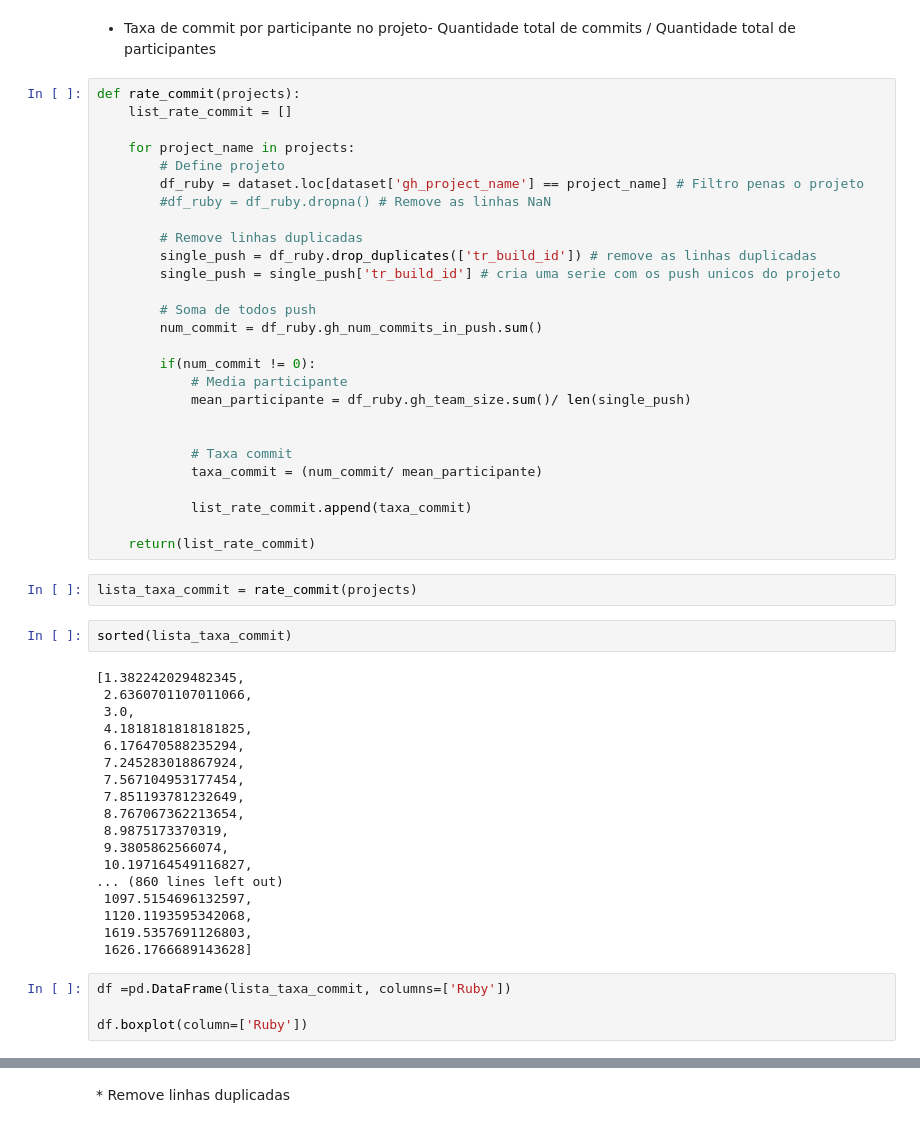
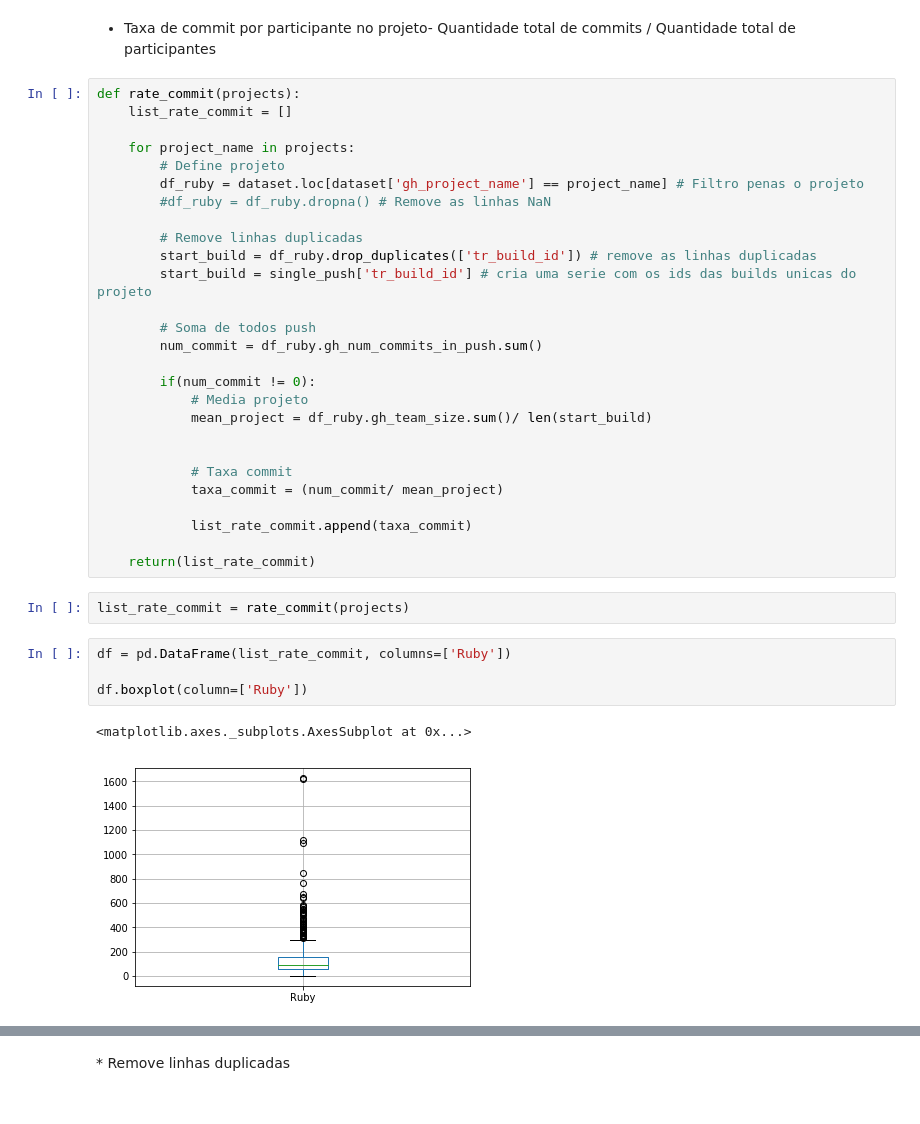
Before and after one commit to wagnernegrao/ci-analysis, a Jupyter notebook: ci_analysis.ipynb, the cells around one changed output, grey strips where cells are left out. Saved outputs shown, nothing was run; the diff lists cells and outputs as text.

```diff
--- a/ci_analysis.ipynb
+++ b/ci_analysis.ipynb
@@ -162,48 +177,31 @@ def rate_commit(projects):
         #df_ruby = df_ruby.dropna() # Remove as linhas NaN
 
         # Remove linhas duplicadas
-        single_push = df_ruby.drop_duplicates(['tr_build_id']) # remove as linhas duplicadas
-        single_push = single_push['tr_build_id'] # cria uma serie com os push unicos do projeto
+        start_build = df_ruby.drop_duplicates(['tr_build_id']) # remove as linhas duplicadas
+        start_build = single_push['tr_build_id'] # cria uma serie com os ids das builds unicas do projeto
 
         # Soma de todos push
         num_commit = df_ruby.gh_num_commits_in_push.sum()
 
         if(num_commit != 0):
-            # Media participante
-            mean_participante = df_ruby.gh_team_size.sum()/ len(single_push)
+            # Media projeto
+            mean_project = df_ruby.gh_team_size.sum()/ len(start_build)
 
 
             # Taxa commit
-            taxa_commit = (num_commit/ mean_participante)
+            taxa_commit = (num_commit/ mean_project)
 
             list_rate_commit.append(taxa_commit)
 
     return(list_rate_commit)
 # %%
-lista_taxa_commit = rate_commit(projects)
+list_rate_commit = rate_commit(projects)
-# %%
-sorted(lista_taxa_commit)
-# %% [output]
-[1.382242029482345,
- 2.6360701107011066,
- 3.0,
- 4.1818181818181825,
- 6.176470588235294,
- 7.245283018867924,
- 7.567104953177454,
- 7.851193781232649,
- 8.767067362213654,
- 8.9875173370319,
- 9.3805862566074,
- 10.197164549116827,
-... (860 lines left out)
- 1097.5154696132597,
- 1120.1193595342068,
- 1619.5357691126803,
- 1626.1766689143628]
 # %%
-df =pd.DataFrame(lista_taxa_commit, columns=['Ruby'])
+df = pd.DataFrame(list_rate_commit, columns=['Ruby'])
 
 df.boxplot(column=['Ruby'])
+# %% [output]
+<matplotlib.axes._subplots.AxesSubplot at 0x...>
+[figure, added]
 # %%
 # %% [output]
```
Also changed, not shown: parts of 3 cells of this notebook.
